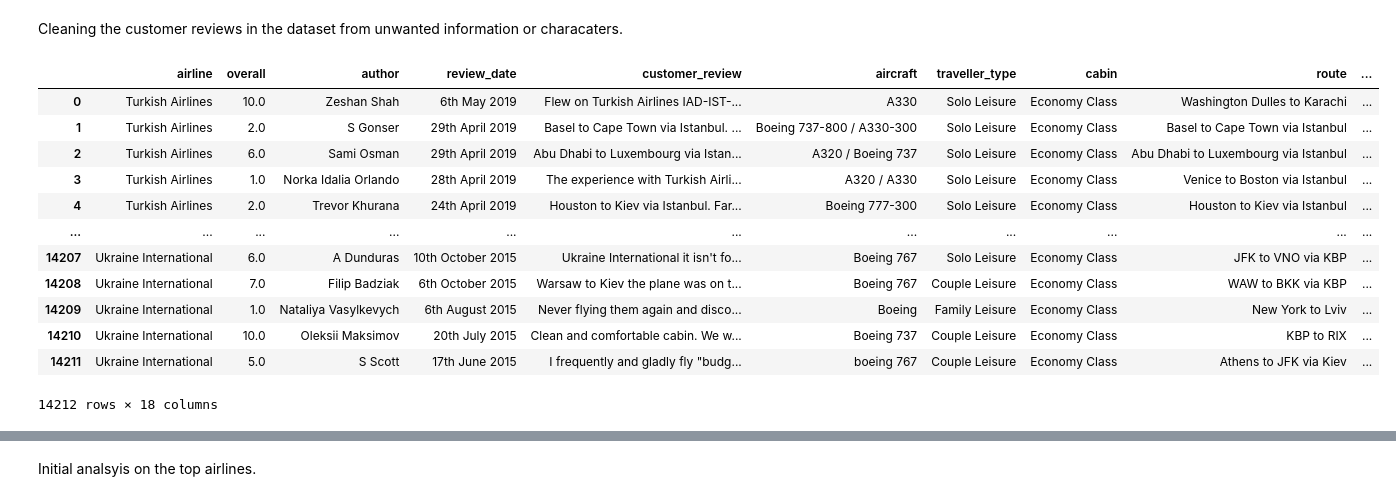
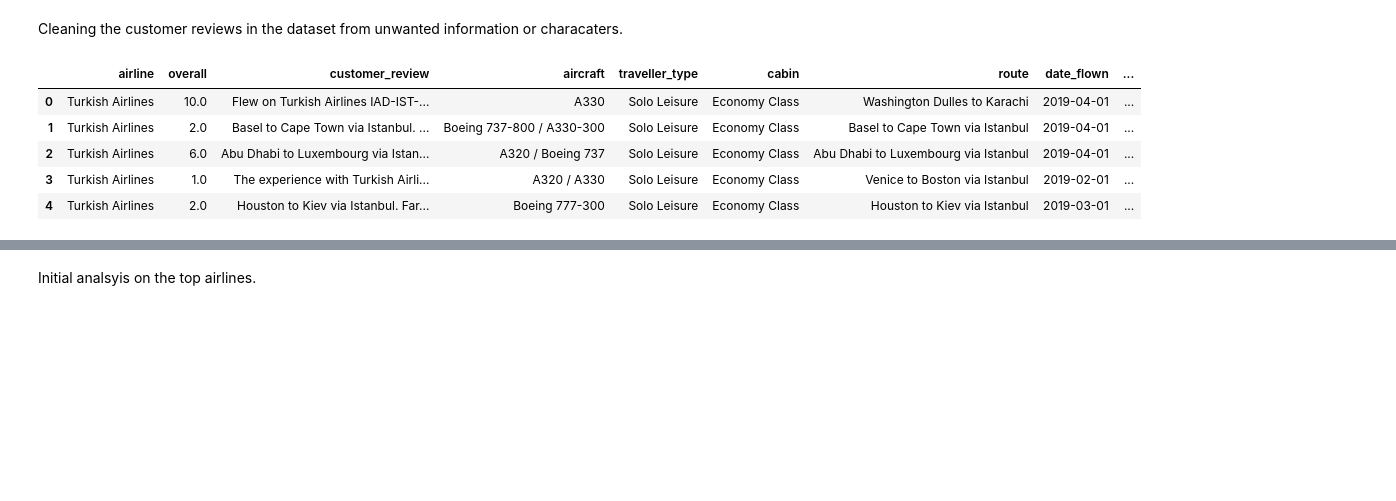
Before and after one commit to pullz6/Airline_Study, a Jupyter notebook: Airline_Reviews.ipynb, the cells around one changed output, grey strips where cells are left out. Drawn from its saved outputs; the diff is of its cells as text; code cells hidden in the pictures; blank space fills up the shorter version.

```diff
--- a/Airline_Reviews.ipynb
+++ b/Airline_Reviews.ipynb
@@ -47,21 +41,19 @@ airline.head()
 # %% [markdown]
 Cleaning the customer reviews in the dataset from unwanted information or characaters.
 # %%
+airline.drop('author',axis=1,inplace=True)
+airline['Verified'] = np.where(airline['customer_review'].str.contains('Trip Verified'), True, False)
+airline.drop('review_date',axis=1,inplace=True)
 airline["customer_review"] = airline["customer_review"].str.replace("âœ… Trip Verified |","")
 airline["customer_review"] = airline["customer_review"].str.replace("Not Verified |","")
+airline["customer_review"] = airline["customer_review"].str.replace("âœ… Verified","")
 airline["customer_review"] = airline["customer_review"].str.replace("|","")
-airline
+airline['date_flown']=pd.to_datetime(airline['date_flown'].astype(str))
+airline.head()
 # %% [output]
-|  | airline | overall | author | review_date | customer_review | aircraft | traveller_type | cabin | route | ... |
-| 0 | Turkish Airlines | 10.0 | Zeshan Shah | 6th May 2019 | Flew on Turkish Airlines IAD-IST-... | A330 | Solo Leisure | Economy Class | Washington Dulles to Karachi | ... |
-| 1 | Turkish Airlines | 2.0 | S Gonser | 29th April 2019 | Basel to Cape Town via Istanbul. ... | Boeing 737-800 / A330-300 | Solo Leisure | Economy Class | Basel to Cape Town via Istanbul | ... |
-| 2 | Turkish Airlines | 6.0 | Sami Osman | 29th April 2019 | Abu Dhabi to Luxembourg via Istan... | A320 / Boeing 737 | Solo Leisure | Economy Class | Abu Dhabi to Luxembourg via Istanbul | ... |
-| 3 | Turkish Airlines | 1.0 | Norka Idalia Orlando | 28th April 2019 | The experience with Turkish Airli... | A320 / A330 | Solo Leisure | Economy Class | Venice to Boston via Istanbul | ... |
-| 4 | Turkish Airlines | 2.0 | Trevor Khurana | 24th April 2019 | Houston to Kiev via Istanbul. Far... | Boeing 777-300 | Solo Leisure | Economy Class | Houston to Kiev via Istanbul | ... |
-| ... | ... | ... | ... | ... | ... | ... | ... | ... | ... | ... |
-| 14207 | Ukraine International | 6.0 | A Dunduras | 10th October 2015 | Ukraine International it isn't fo... | Boeing 767 | Solo Leisure | Economy Class | JFK to VNO via KBP | ... |
-| 14208 | Ukraine International | 7.0 | Filip Badziak | 6th October 2015 | Warsaw to Kiev the plane was on t... | Boeing 767 | Couple Leisure | Economy Class | WAW to BKK via KBP | ... |
-| 14209 | Ukraine International | 1.0 | Nataliya Vasylkevych | 6th August 2015 | Never flying them again and disco... | Boeing | Family Leisure | Economy Class | New York to Lviv | ... |
-| 14210 | Ukraine International | 10.0 | Oleksii Maksimov | 20th July 2015 | Clean and comfortable cabin. We w... | Boeing 737 | Couple Leisure | Economy Class | KBP to RIX | ... |
-| 14211 | Ukraine International | 5.0 | S Scott | 17th June 2015 | I frequently and gladly fly "budg... | boeing 767 | Couple Leisure | Economy Class | Athens to JFK via Kiev | ... |
+|  | airline | overall | customer_review | aircraft | traveller_type | cabin | route | date_flown | ... |
+| 0 | Turkish Airlines | 10.0 | Flew on Turkish Airlines IAD-IST-... | A330 | Solo Leisure | Economy Class | Washington Dulles to Karachi | 2019-04-01 | ... |
+| 1 | Turkish Airlines | 2.0 | Basel to Cape Town via Istanbul. ... | Boeing 737-800 / A330-300 | Solo Leisure | Economy Class | Basel to Cape Town via Istanbul | 2019-04-01 | ... |
+| 2 | Turkish Airlines | 6.0 | Abu Dhabi to Luxembourg via Istan... | A320 / Boeing 737 | Solo Leisure | Economy Class | Abu Dhabi to Luxembourg via Istanbul | 2019-04-01 | ... |
+| 3 | Turkish Airlines | 1.0 | The experience with Turkish Airli... | A320 / A330 | Solo Leisure | Economy Class | Venice to Boston via Istanbul | 2019-02-01 | ... |
+| 4 | Turkish Airlines | 2.0 | Houston to Kiev via Istanbul. Far... | Boeing 777-300 | Solo Leisure | Economy Class | Houston to Kiev via Istanbul | 2019-03-01 | ... |
-14212 rows × 18 columns
```
Also changed, not shown: parts of 85 cells of this notebook.
